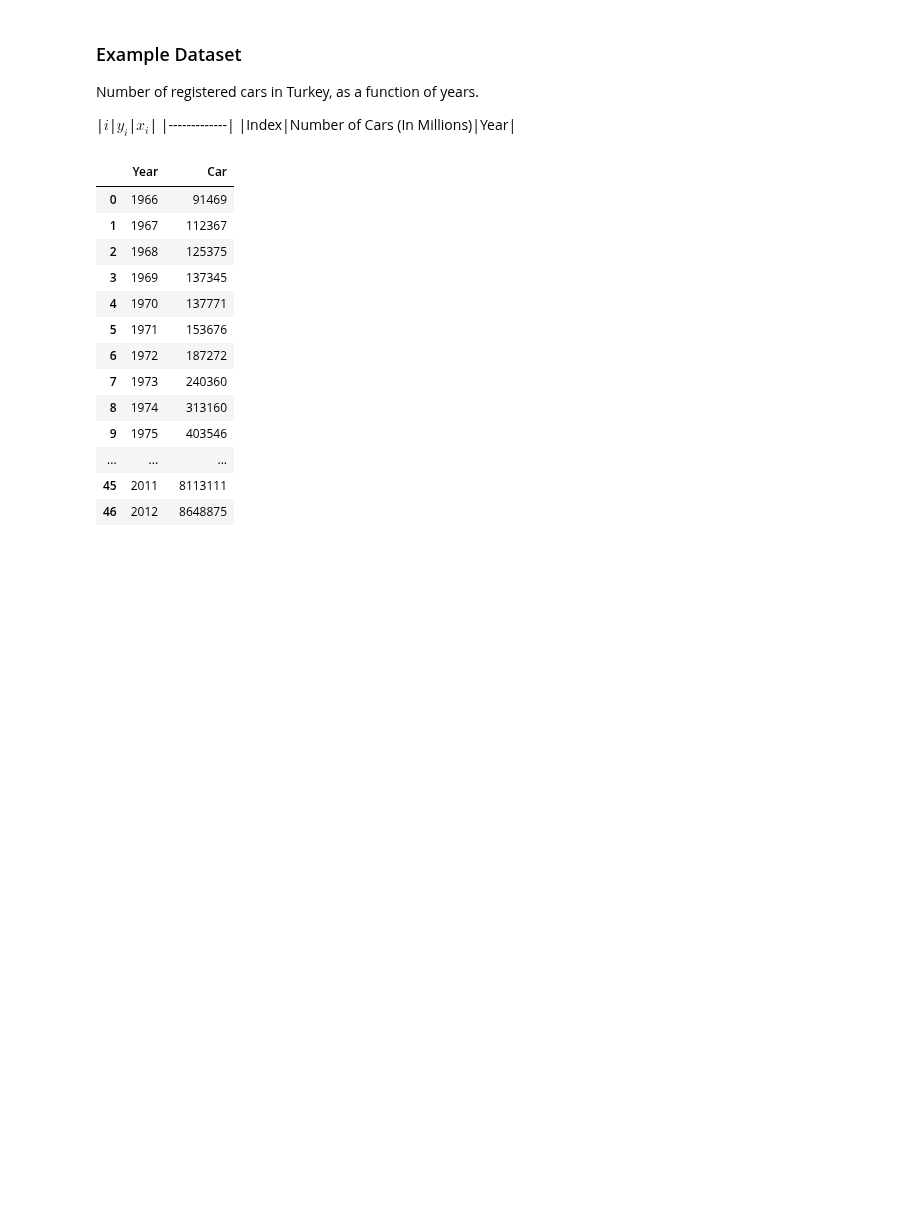
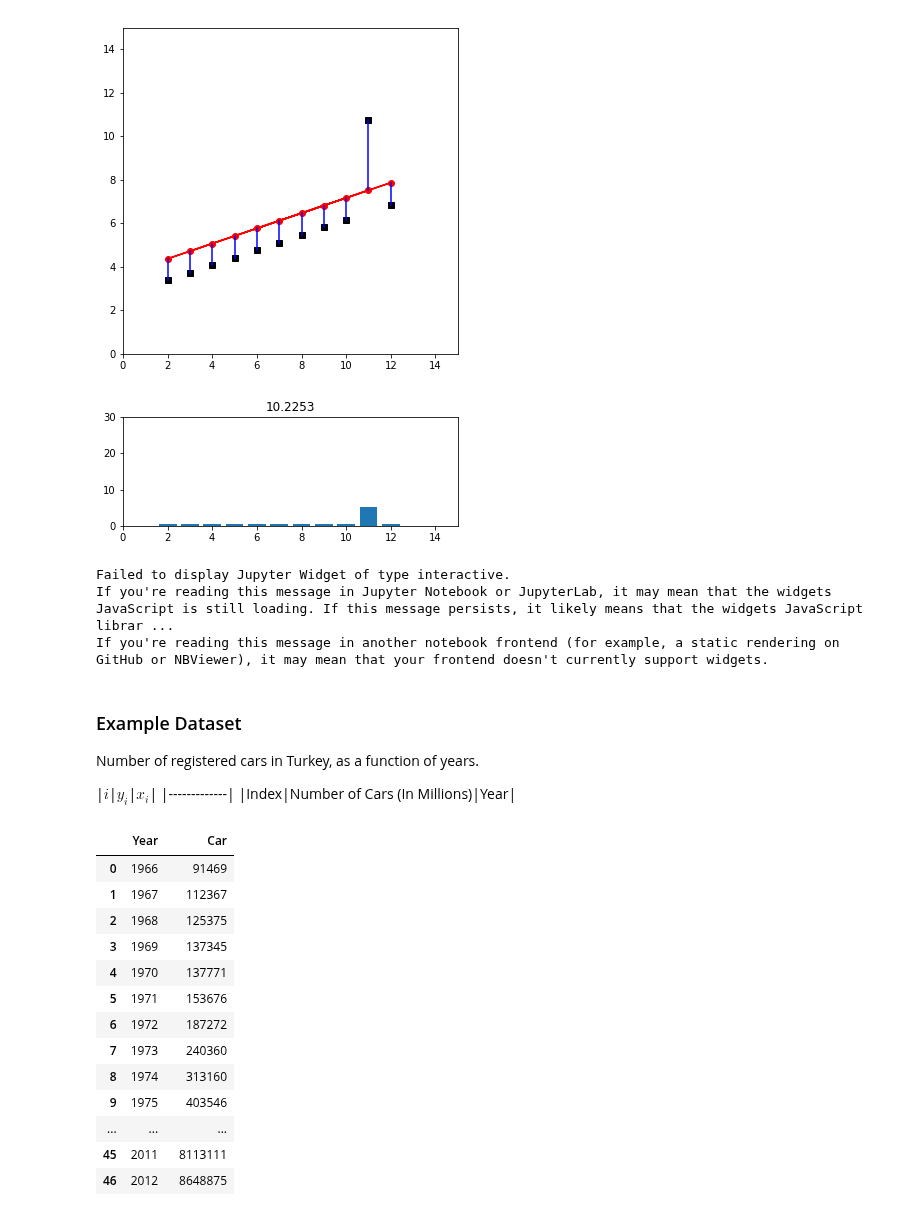
Before and after one commit to atcemgil/notes, a Jupyter notebook: Regression.ipynb, the cells around one changed output. Saved outputs shown, nothing was run; the diff lists cells and outputs as text; code cells hidden in the pictures; blank space fills up the shorter version.

```diff
--- a/Regression.ipynb
+++ b/Regression.ipynb
@@ -66,3 +145,38 @@ A parabola is not a linear function of $x$ but is linear in the parameters $w_2,
+# %%
+x = np.array([10, 8, 13, 9, 11, 14, 6, 4, 12, 7, 5])-2
+#y = np.array([8.04, 6.95, 7.58, 8.81, 8.33, 9.96, 7.24, 4.26, 10.84, 4.82, 5.68])-2
+#y = np.array([9.14, 8.14, 8.74, 8.77, 9.26, 8.10, 6.13, 3.10, 9.13, 7.26, 4.74])-2
+y = np.array([7.46, 6.77, 12.74, 7.11, 7.81, 8.84, 6.08, 5.39, 8.15, 6.42, 5.73])-2
+
+def plot_fit(w1, w0):
+    f = w0 + w1*x
+
+    plt.figure(figsize=(6,6))
+    plt.plot(x,y,'sk')
+    plt.plot(x,f,'o-r')
+    #plt.axis('equal')
+    plt.xlim((0,15))
+    plt.ylim((0,15))
+    for i in range(len(x)):
+        plt.plot((x[i],x[i]),(f[i],y[i]),'b')
+    plt.show()
+    plt.figure(figsize=(6,2))
+    plt.bar(x,(f-y)**2/2)
+    plt.title(np.sum((f-y)**2/2))
+    plt.ylim((0,30))
+    plt.xlim((0,15))
+    plt.show()
+
+plot_fit(0.35,3.67)
+# %% [output]
+[figure, added]
+[figure, added]
+# %%
+interact(plot_fit, w1=(-2, 2, 0.01), w0=(-5, 5, 0.01));
+# %% [output]
+Failed to display Jupyter Widget of type interactive.
+If you're reading this message in Jupyter Notebook or JupyterLab, it may mean that the widgets JavaScript is still loading. If this message persists, it likely means that the widgets JavaScript librar ...
+If you're reading this message in another notebook frontend (for example, a static rendering on GitHub or NBViewer), it may mean that your frontend doesn't currently support widgets.
 # %% [markdown]
 ### Example Dataset
 
```
Also changed, not shown: parts of 20 cells of this notebook, 6 other files.
